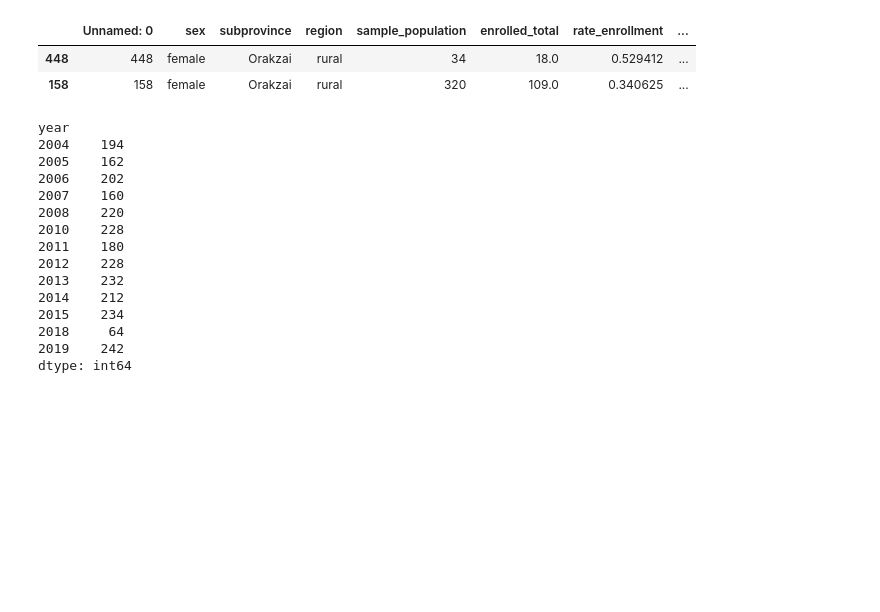
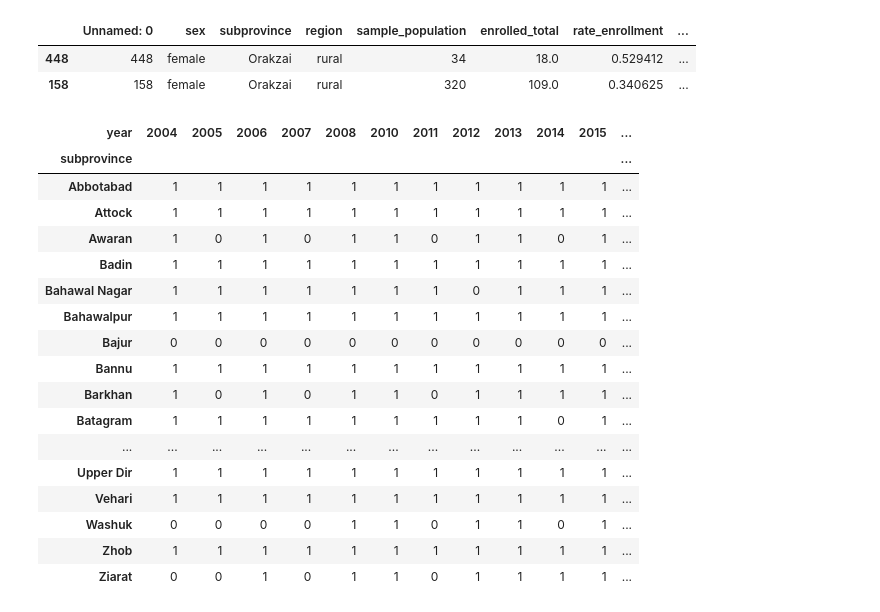
Before and after one commit to preetkhowaja/taliban_impact_pakistan, a Jupyter notebook: 20_analysis/big_merge_v2.ipynb, the cells around one changed output. Cells and saved outputs as stored; diff of their text form; code cells hidden in the pictures; blank space fills up the shorter version.

```diff
--- a/20_analysis/big_merge_v2.ipynb
+++ b/20_analysis/big_merge_v2.ipynb
@@ -607,20 +607,23 @@ incomplete_taliban_ruled = [
     "Bajur",
 ]
 # %%
-pd.crosstab(df_rural["subprovince"], df_rural["year"]).sum()
+pd.crosstab(df_female["subprovince"], df_female["year"])
 # %% [output]
-year
-2004    194
-2005    162
-2006    202
-2007    160
-2008    220
-2010    228
-2011    180
-2012    228
-2013    232
-2014    212
-2015    234
-2018     64
-2019    242
-dtype: int64
+| year | 2004 | 2005 | 2006 | 2007 | 2008 | 2010 | 2011 | 2012 | 2013 | 2014 | 2015 | ... |
+| subprovince |  |  |  |  |  |  |  |  |  |  |  | ... |
+| Abbotabad | 1 | 1 | 1 | 1 | 1 | 1 | 1 | 1 | 1 | 1 | 1 | ... |
+| Attock | 1 | 1 | 1 | 1 | 1 | 1 | 1 | 1 | 1 | 1 | 1 | ... |
+| Awaran | 1 | 0 | 1 | 0 | 1 | 1 | 0 | 1 | 1 | 0 | 1 | ... |
+| Badin | 1 | 1 | 1 | 1 | 1 | 1 | 1 | 1 | 1 | 1 | 1 | ... |
+| Bahawal Nagar | 1 | 1 | 1 | 1 | 1 | 1 | 1 | 0 | 1 | 1 | 1 | ... |
+| Bahawalpur | 1 | 1 | 1 | 1 | 1 | 1 | 1 | 1 | 1 | 1 | 1 | ... |
+| Bajur | 0 | 0 | 0 | 0 | 0 | 0 | 0 | 0 | 0 | 0 | 0 | ... |
+| Bannu | 1 | 1 | 1 | 1 | 1 | 1 | 1 | 1 | 1 | 1 | 1 | ... |
+| Barkhan | 1 | 0 | 1 | 0 | 1 | 1 | 0 | 1 | 1 | 1 | 1 | ... |
+| Batagram | 1 | 1 | 1 | 1 | 1 | 1 | 1 | 1 | 1 | 0 | 1 | ... |
+| ... | ... | ... | ... | ... | ... | ... | ... | ... | ... | ... | ... | ... |
+| Upper Dir | 1 | 1 | 1 | 1 | 1 | 1 | 1 | 1 | 1 | 1 | 1 | ... |
+| Vehari | 1 | 1 | 1 | 1 | 1 | 1 | 1 | 1 | 1 | 1 | 1 | ... |
+| Washuk | 0 | 0 | 0 | 0 | 1 | 1 | 0 | 1 | 1 | 0 | 1 | ... |
+| Zhob | 1 | 1 | 1 | 1 | 1 | 1 | 1 | 1 | 1 | 1 | 1 | ... |
+| Ziarat | 0 | 0 | 1 | 0 | 1 | 1 | 0 | 1 | 1 | 1 | 1 | ... |
```
Also changed, not shown: parts of 2 cells of this notebook, 1 other file.
